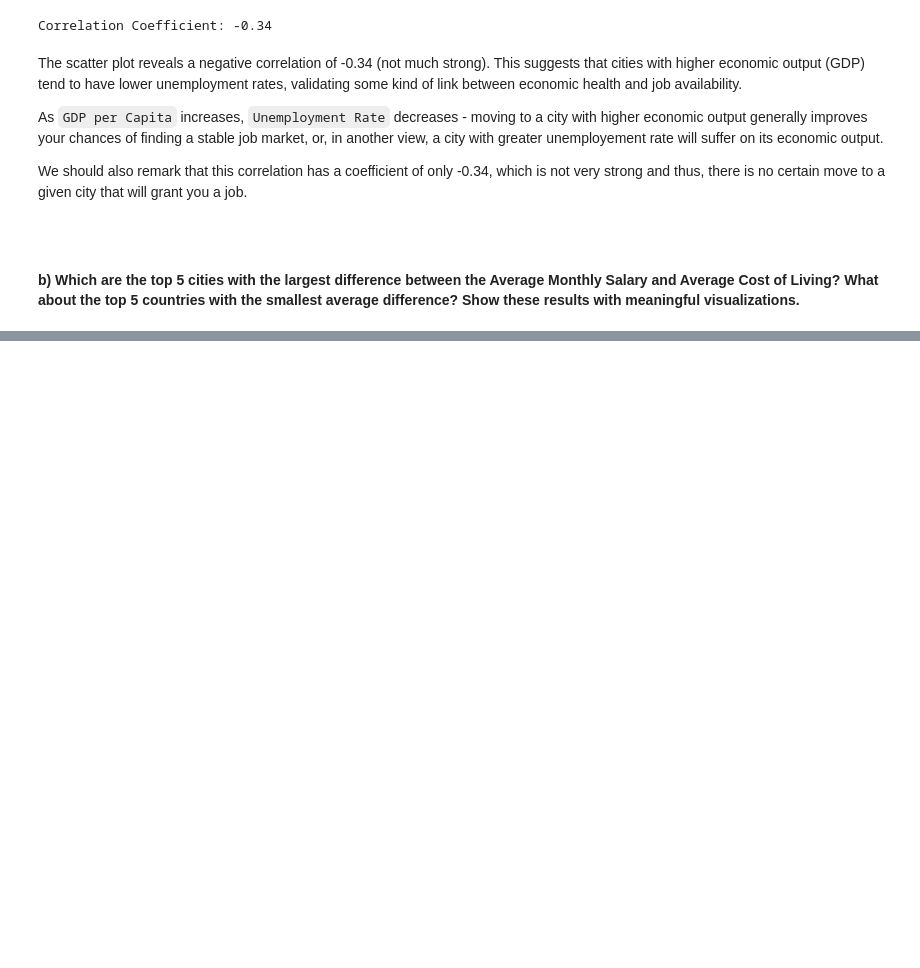
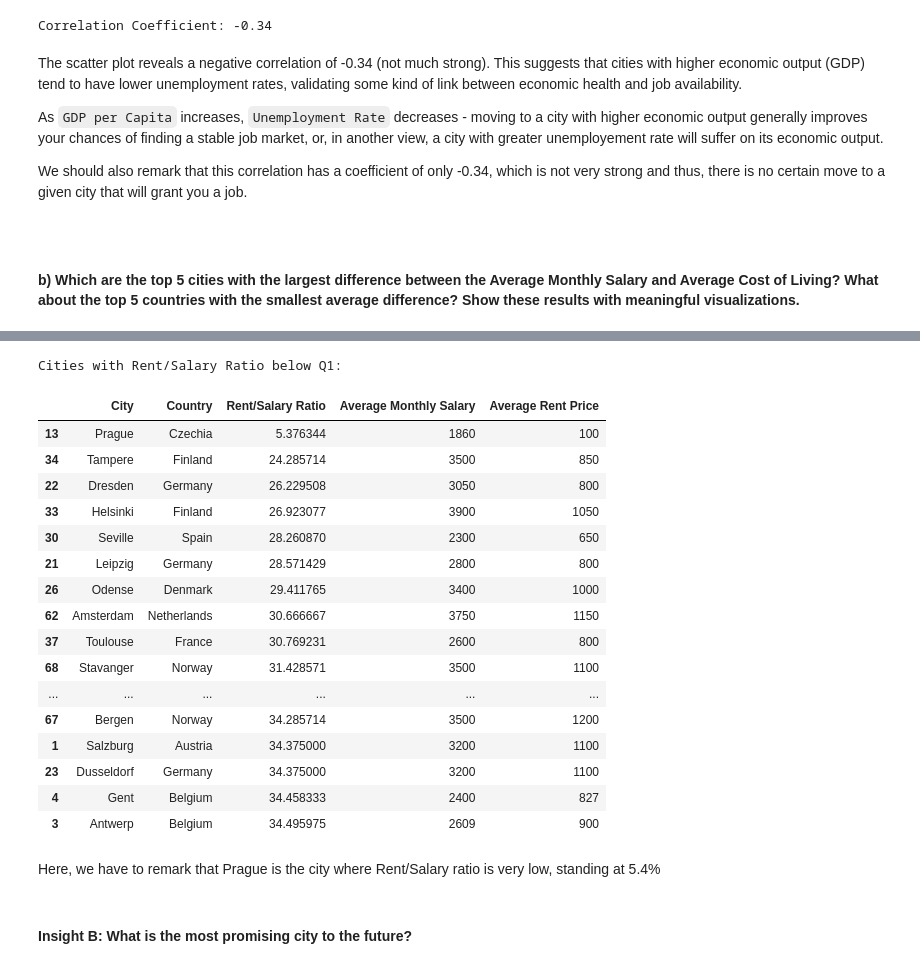
Before and after one commit to gugaffranco/ProgrammingForDataScienceG825, a Jupyter notebook: Data_Exploration.ipynb, the cells around one changed output, grey strips where cells are left out. Drawn from its saved outputs; the diff is of its cells as text; code cells hidden in the pictures; blank space fills up the shorter version.

```diff
--- a/Data_Exploration.ipynb
+++ b/Data_Exploration.ipynb
@@ -1961,0 +2307,30 @@ print(top_5_cities_savings)
+# %%
+p25 = rsr_df['Rent/Salary Ratio'].quantile(0.25)
+# %%
+low_rent_cities = rsr_df[['City', 'Country','Rent/Salary Ratio', 'Average Monthly Salary', 'Average Rent Price']][rsr_df['Rent/Salary Ratio'] < p25]
+low_rent_cities = low_rent_cities.sort_values(by='Rent/Salary Ratio', ascending=True)
+print('Cities with Rent/Salary Ratio below Q1:')
+low_rent_cities
+# %% [output]
+Cities with Rent/Salary Ratio below Q1:
+|  | City | Country | Rent/Salary Ratio | Average Monthly Salary | Average Rent Price |
+| 13 | Prague | Czechia | 5.376344 | 1860 | 100 |
+| 34 | Tampere | Finland | 24.285714 | 3500 | 850 |
+| 22 | Dresden | Germany | 26.229508 | 3050 | 800 |
+| 33 | Helsinki | Finland | 26.923077 | 3900 | 1050 |
+| 30 | Seville | Spain | 28.260870 | 2300 | 650 |
+| 21 | Leipzig | Germany | 28.571429 | 2800 | 800 |
+| 26 | Odense | Denmark | 29.411765 | 3400 | 1000 |
+| 62 | Amsterdam | Netherlands | 30.666667 | 3750 | 1150 |
+| 37 | Toulouse | France | 30.769231 | 2600 | 800 |
+| 68 | Stavanger | Norway | 31.428571 | 3500 | 1100 |
+| ... | ... | ... | ... | ... | ... |
+| 67 | Bergen | Norway | 34.285714 | 3500 | 1200 |
+| 1 | Salzburg | Austria | 34.375000 | 3200 | 1100 |
+| 23 | Dusseldorf | Germany | 34.375000 | 3200 | 1100 |
+| 4 | Gent | Belgium | 34.458333 | 2400 | 827 |
+| 3 | Antwerp | Belgium | 34.495975 | 2609 | 900 |
+# %% [markdown]
+<p>Here, we have to remark that Prague is the city where Rent/Salary ratio is very low, standing at 5.4%</p>
+# %% [markdown]
+<h4><b>Insight B</b>: What is the most promising city to the future?</h4>
```
Also changed, not shown: parts of 66 cells of this notebook.
